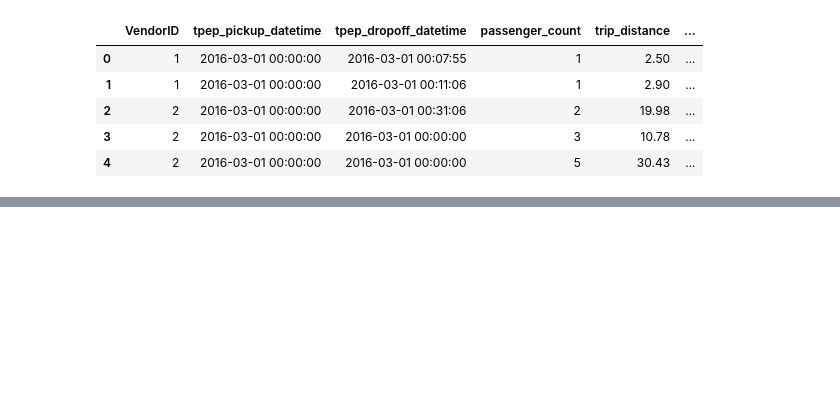
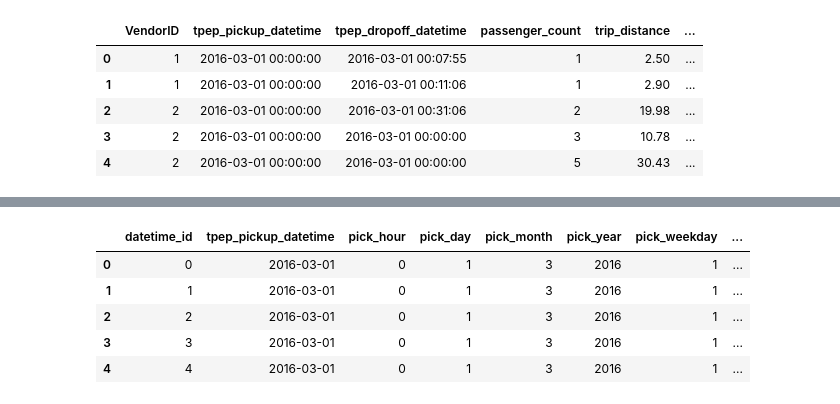
Before and after one commit to shiv-rna/Uber-Data-Analytics-Pipeline, a Jupyter notebook: notebook/exploration.ipynb, the cells around one changed output, grey strips where cells are left out. Drawn from its saved outputs; the diff is of its cells as text; code cells hidden in the pictures; blank space fills up the shorter version.

```diff
--- a/notebook/exploration.ipynb
+++ b/notebook/exploration.ipynb
@@ -13,0 +34,5 @@ df.head()
+# %%
+# Changing Dtype for fields of pickup and dropoff timings from object in pandas to datetime in pandas
+# As datetime format allows extraction of hour, day, date, month, year
+df['tpep_pickup_datetime'] = pd.to_datetime(df['tpep_pickup_datetime'])
+df['tpep_dropoff_datetime'] = pd.to_datetime(df['tpep_dropoff_datetime'])
@@ -13,0 +59,3 @@ df.head()
+# %%
+df = df.drop_duplicates().reset_index(drop=True)
+df['trip_id'] = df.index
@@ -13,0 +71,34 @@ df.head()
+# %%
+# Creating Dimension Table for datetime
+datetime_dim = df[['tpep_pickup_datetime','tpep_dropoff_datetime']].reset_index(drop=True)
+
+# Creating Pickup Datetime fields
+datetime_dim['tpep_pickup_datetime'] = datetime_dim['tpep_pickup_datetime']
+datetime_dim['pick_hour'] = datetime_dim['tpep_pickup_datetime'].dt.hour
+datetime_dim['pick_day'] = datetime_dim['tpep_pickup_datetime'].dt.day
+datetime_dim['pick_month'] = datetime_dim['tpep_pickup_datetime'].dt.month
+datetime_dim['pick_year'] = datetime_dim['tpep_pickup_datetime'].dt.year
+datetime_dim['pick_weekday'] = datetime_dim['tpep_pickup_datetime'].dt.weekday
+
+# Creating Dropoff Datetime fields by extracting
+datetime_dim['tpep_dropoff_datetime'] = datetime_dim['tpep_dropoff_datetime']
+datetime_dim['drop_hour'] = datetime_dim['tpep_dropoff_datetime'].dt.hour
+datetime_dim['drop_day'] = datetime_dim['tpep_dropoff_datetime'].dt.day
+datetime_dim['drop_month'] = datetime_dim['tpep_dropoff_datetime'].dt.month
+datetime_dim['drop_year'] = datetime_dim['tpep_dropoff_datetime'].dt.year
+datetime_dim['drop_weekday'] = datetime_dim['tpep_dropoff_datetime'].dt.weekday
+
+# Creating datetime index for primary key
+datetime_dim['datetime_id'] = datetime_dim.index
+
+#Re-Arranging Columns of better visualization
+datetime_dim = datetime_dim[['datetime_id', 'tpep_pickup_datetime', 'pick_hour', 'pick_day', 'pick_month', 'pick_year', 'pick_weekday',
+                             'tpep_dropoff_datetime', 'drop_hour', 'drop_day', 'drop_month', 'drop_year', 'drop_weekday']]
+datetime_dim.head()
+# %% [output]
+|  | datetime_id | tpep_pickup_datetime | pick_hour | pick_day | pick_month | pick_year | pick_weekday | ... |
+| 0 | 0 | 2016-03-01 | 0 | 1 | 3 | 2016 | 1 | ... |
+| 1 | 1 | 2016-03-01 | 0 | 1 | 3 | 2016 | 1 | ... |
+| 2 | 2 | 2016-03-01 | 0 | 1 | 3 | 2016 | 1 | ... |
+| 3 | 3 | 2016-03-01 | 0 | 1 | 3 | 2016 | 1 | ... |
+| 4 | 4 | 2016-03-01 | 0 | 1 | 3 | 2016 | 1 | ... |
```
Also changed, not shown: parts of 12 cells of this notebook.
